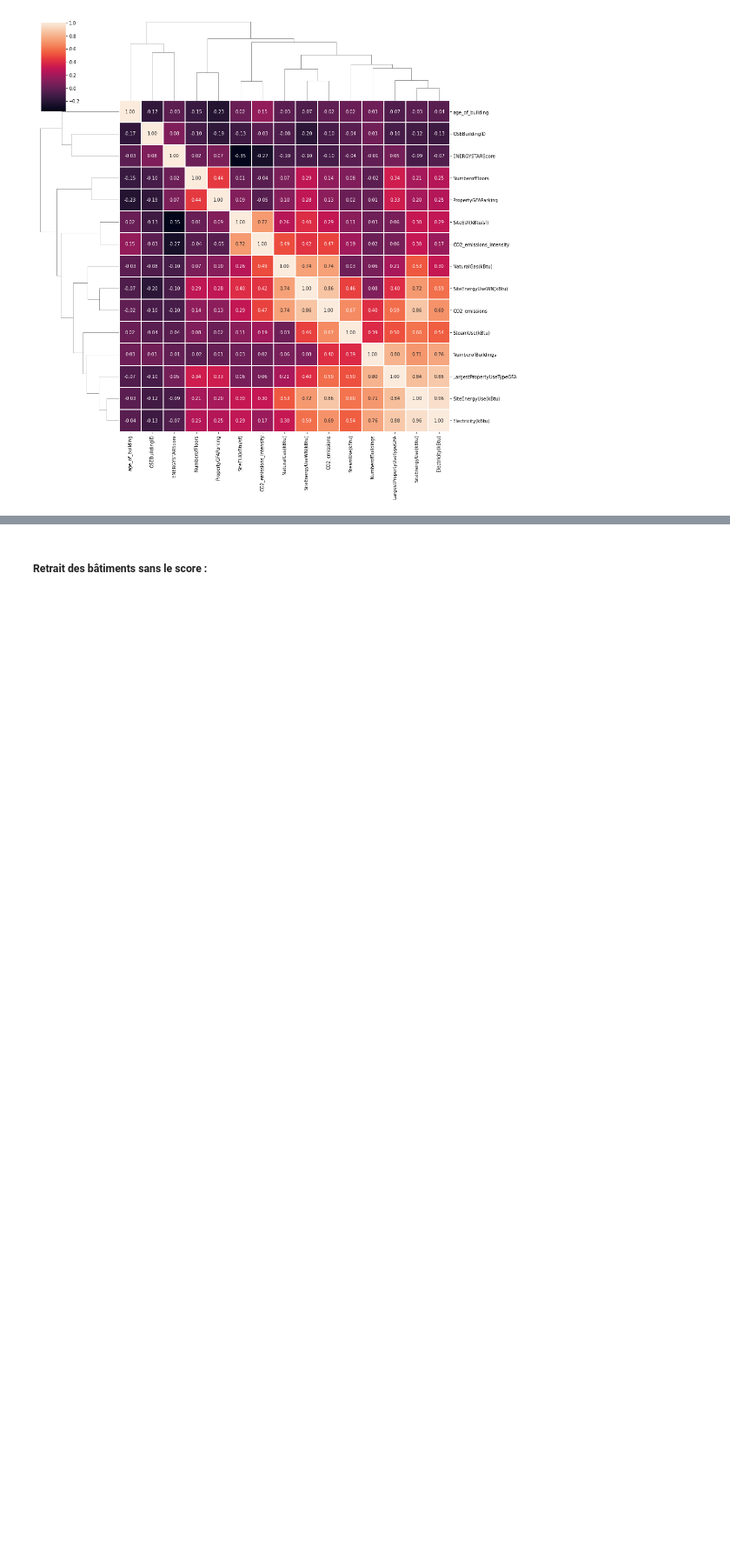
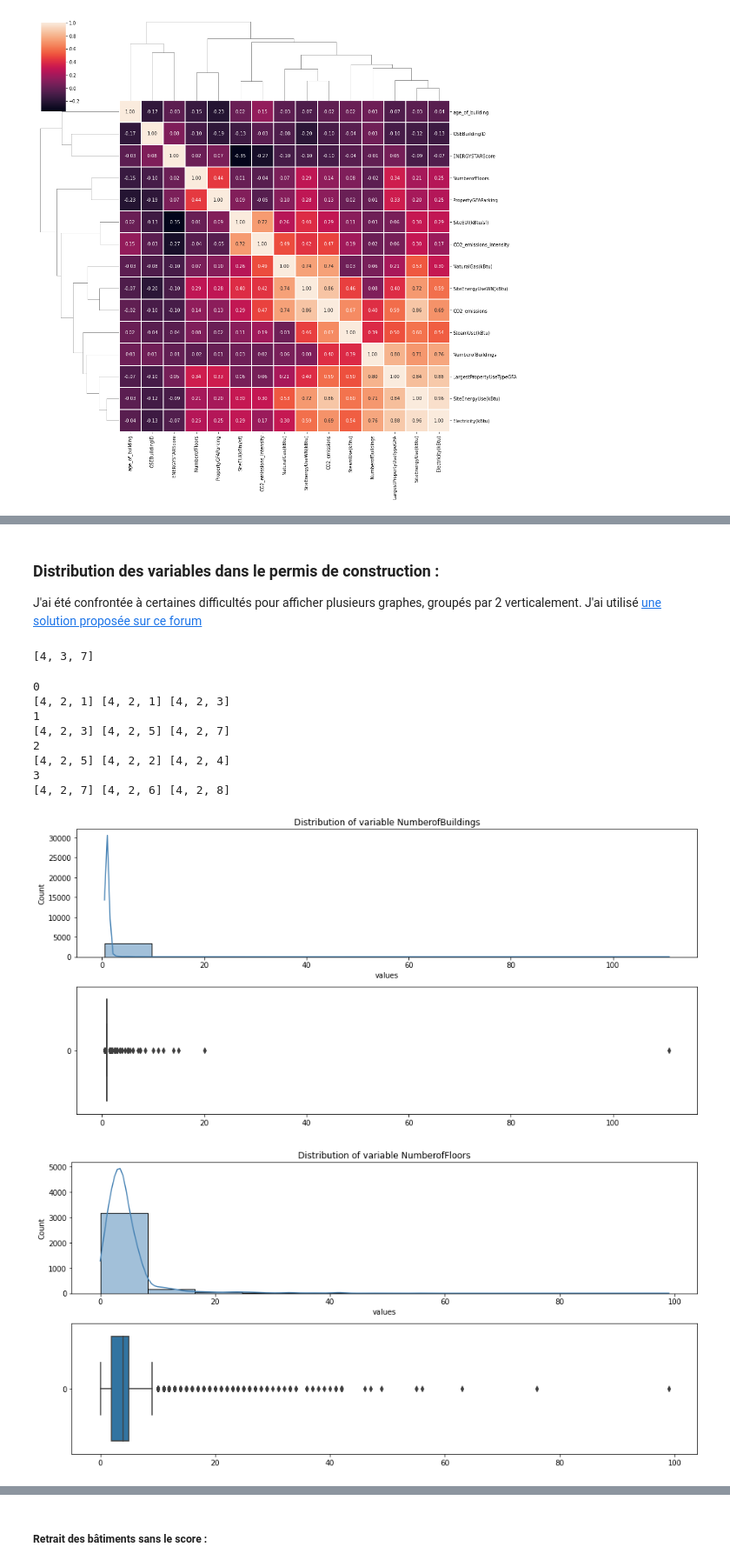
Before and after one commit to ClaireGayral/formation_openclassroom, a Jupyter notebook: P3_gayral_claire/preprocess.ipynb, the cells around one changed output, grey strips where cells are left out. Shown at 87% size. Saved outputs shown, nothing was run; the diff lists cells and outputs as text; code cells hidden in the pictures; blank space fills up the shorter version.

```diff
--- a/P3_gayral_claire/preprocess.ipynb
+++ b/P3_gayral_claire/preprocess.ipynb
@@ -666,0 +679,39 @@ dtype: object
+# %% [markdown]
+### Distribution des variables dans le permis de construction :
+J'ai été confrontée à certaines difficultés pour afficher plusieurs graphes, groupés par 2 verticalement. J'ai utilisé [une solution proposée sur ce forum](https://stackoverflow.com/questions/49054631/fill-matplotlib-subplots-by-column-not-row)
+# %%
+def row_based_idx(subplot_pos):
+    num_rows, num_cols, idx = subplot_pos
+    return np.arange(1, num_rows*num_cols + 1).reshape((num_rows, num_cols)).transpose().flatten()[idx-1]
+row_based_idx(subplot_pos)
+subplot_pos
+# %% [output]
+[4, 3, 7]
+# %%
+num_var_permit = data.drop("OSEBuildingID", axis=1).columns.intersection(var_in_building_permit)
+num_var_permit = data[num_var_permit].columns[(data[num_var_permit].dtypes == float)]
+
+list_of_var = num_var_permit
+
+nb_fig_in_line = 2
+figsize = (25,12)
+nb_lines = int(2 * np.ceil(len(num_var_permit)/nb_fig_in_line))
+
+for fig_count,colname in enumerate(num_var_permit) :
+    print(fig_count)
+    log_scale = dict_var_log_transfo[colname]
+    subplot_pos = [nb_lines, nb_fig_in_line, 2*fig_count+1]#2*line_count + 1]
+    plot_col_distrib(colname, log_scale, subplot_pos = subplot_pos, figsize = figsize)
+
+plt.show()
+# %% [output]
+0
+[4, 2, 1] [4, 2, 1] [4, 2, 3]
+1
+[4, 2, 3] [4, 2, 5] [4, 2, 7]
+2
+[4, 2, 5] [4, 2, 2] [4, 2, 4]
+3
+[4, 2, 7] [4, 2, 6] [4, 2, 8]
+[figure, added]
+[figure, added]
```
Also changed, not shown: parts of 14 cells of this notebook.
